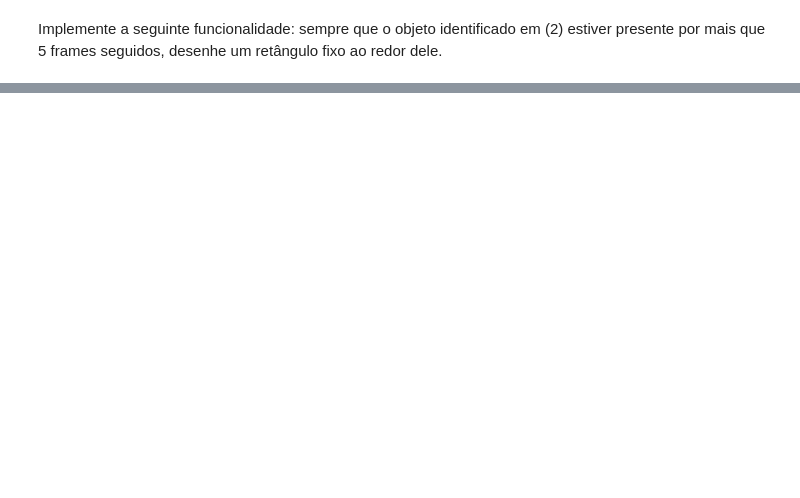
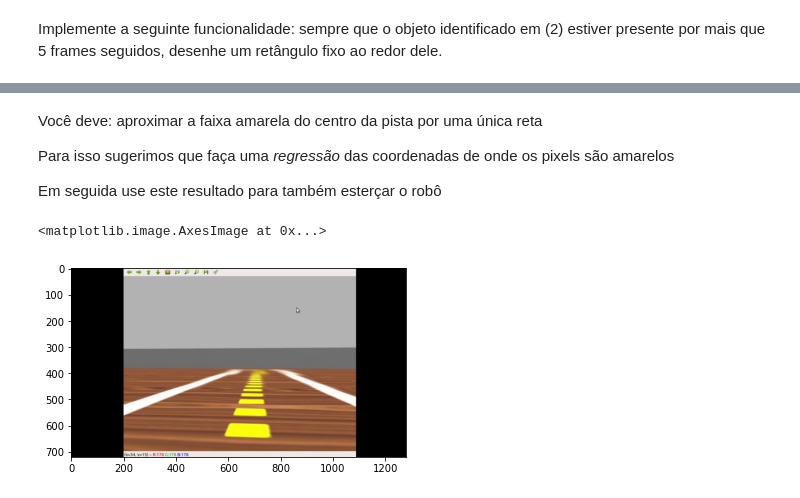
Before and after one commit to Insper/robot21.1, a Jupyter notebook: aula03/atividade_Semana03.ipynb, the cells around one changed output, grey strips where cells are left out. Cells and saved outputs as stored; diff of their text form; code cells hidden in the pictures; blank space fills up the shorter version.

```diff
--- a/aula03/atividade_Semana03.ipynb
+++ b/aula03/atividade_Semana03.ipynb
@@ -159,0 +181,22 @@ Baseie-se no código `le_scan.py` e `roda.py`, desenvolvidos [durante o tutorial
+# %% [markdown]
+Você deve:
+aproximar a faixa amarela do centro da pista por uma única reta
+
+Para isso sugerimos que faça uma *regressão*  das coordenadas de onde os pixels são amarelos
+
+Em seguida use este resultado para também esterçar o robô
+# %%
+frames = """frame0004.png  frame0476.png  frame1076.png  frame4256.png  frame5832.png  frame6928.png
+frame0160.png  frame0916.png  frame4164.png  frame4624.png  frame5868.png"""
+# %%
+frames = frames.split()
+# %%
+import os.path
+bgr_frames = [cv2.imread(os.path.join("yellow_lane",f)) for f in frames]
+# %%
+rgb_frames = [cv2.cvtColor(f, cv2.COLOR_BGR2RGB) for f in bgr_frames]
+# %%
+plt.imshow(rgb_frames[0])
+# %% [output]
+<matplotlib.image.AxesImage at 0x...>
+[figure, added]
```
Also changed, not shown: parts of 18 cells of this notebook, 4 other files.
